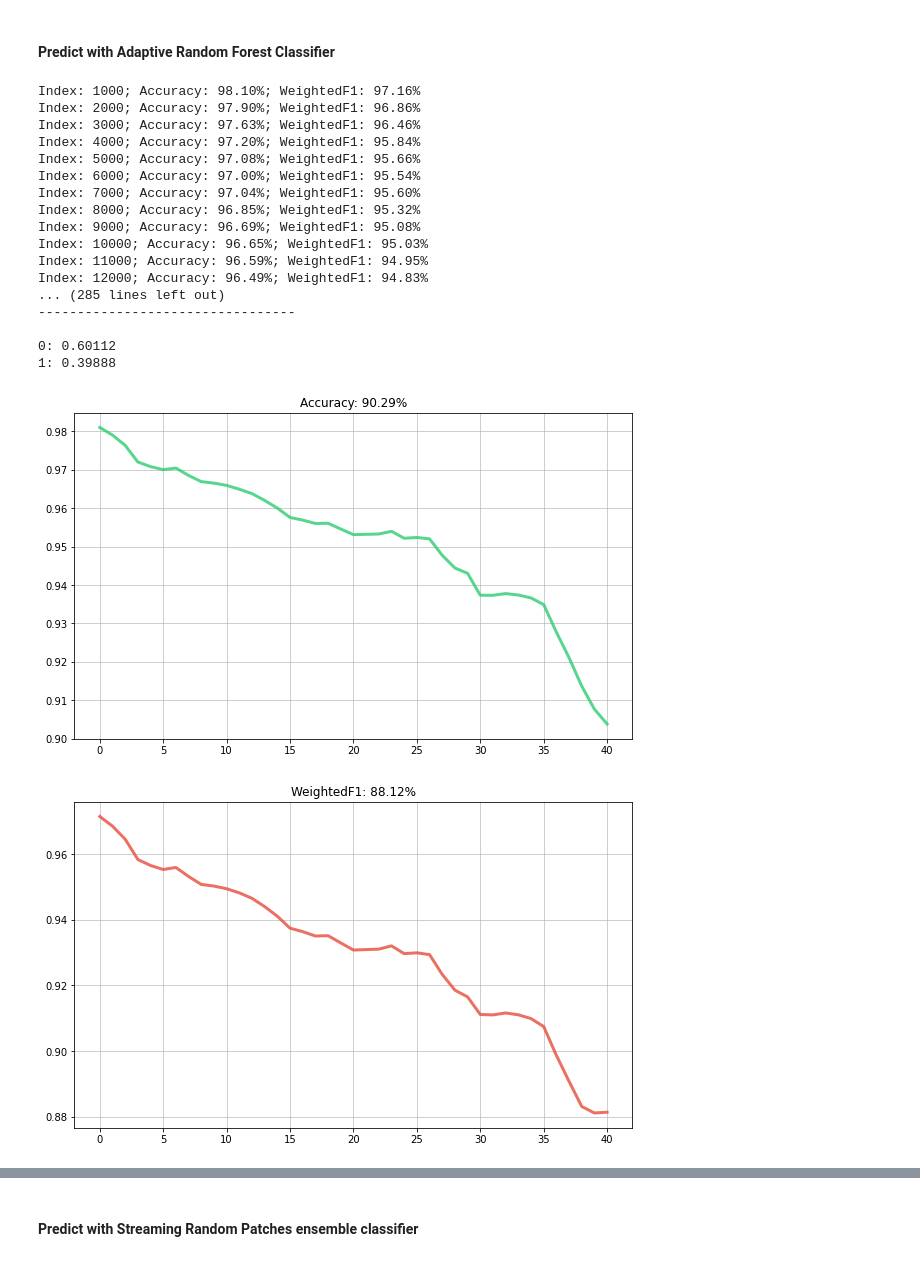
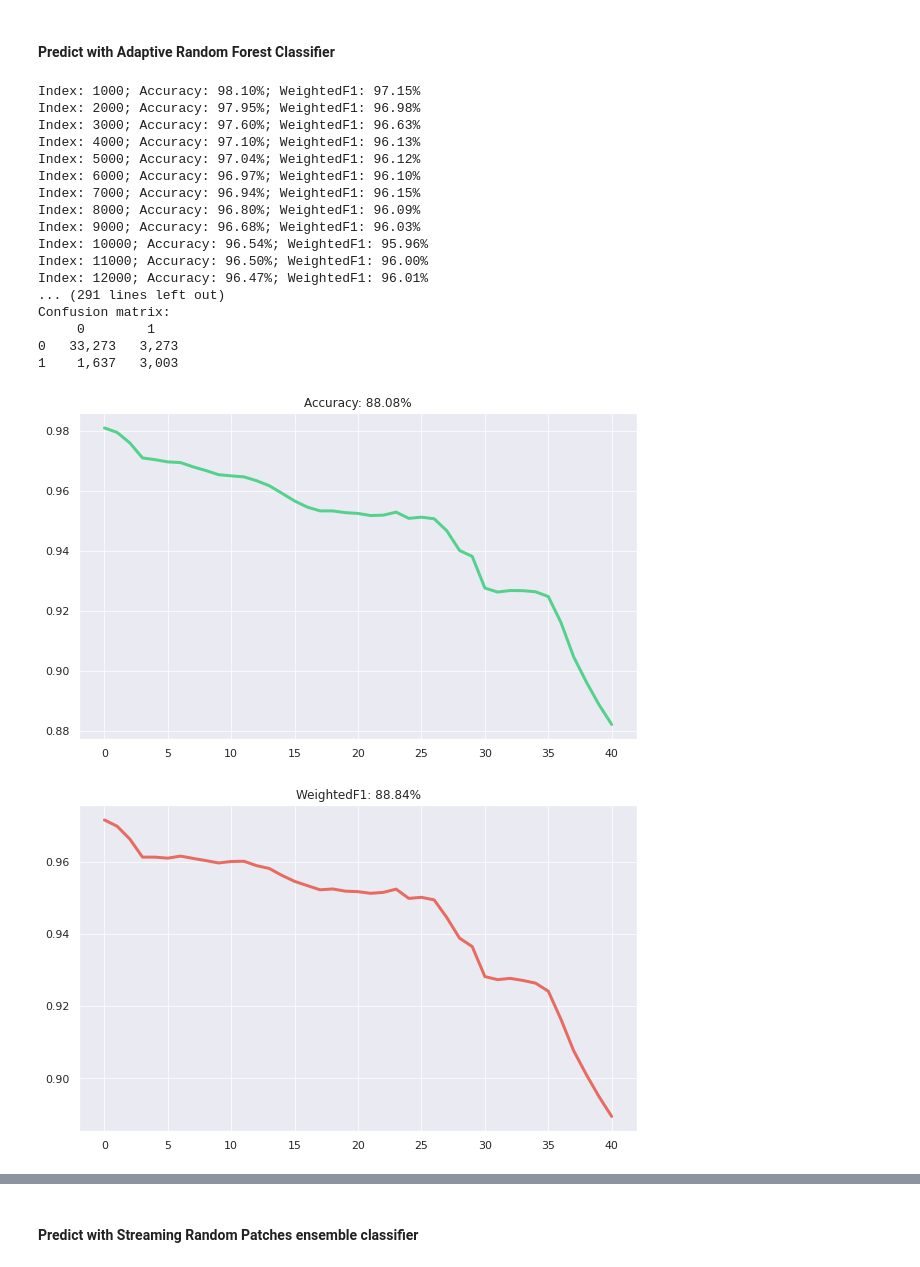
Before and after one commit to denysgerasymuk799/Online-ML-Stability, a Jupyter notebook: notebooks/Bank_dataset_River.ipynb, the cells around one changed output, grey strips where cells are left out. Saved outputs shown, nothing was run; the diff lists cells and outputs as text; code cells hidden in the pictures.

Commit message:
Results with imblearn

```diff
--- a/notebooks/Bank_dataset_River.ipynb
+++ b/notebooks/Bank_dataset_River.ipynb
@@ -11,6 +16,8 @@ from river import tree
 from pprint import pprint
 
 from source.bank_dataset import BankDataset
+# %%
+sns.set(rc={'figure.figsize':(15, 5)})
 # %%
 # Creating a data frame
 df = pd.read_csv("../datasets/bank-additional-full.csv", delimiter=';')
@@ -68,7 +83,21 @@ Transformed features: {'nr.employed': 0.0, 'euribor3m': 0.0, 'cons.conf.idx': 0.
 # %% [markdown]
 #### Predict with Adaptive Random Forest Classifier
 # %%
-def evaluate_model(model):
+def ddict2dict(d):
+    for k, v in d.items():
+        if isinstance(v, dict):
+            d[k] = ddict2dict(v)
+    return dict(d)
+
+
+def evaluate_model(transform_pipeline, model):
+    model = transform_pipeline | imblearn.RandomUnderSampler(
+        classifier=model,
+        desired_dist={0: .8, 1: .2},
+        seed=42
+    )
+
+    cm = metrics.ConfusionMatrix()
     acc_metric = metrics.Accuracy()
     # Weighted-average F1 score.
     # This works by computing the F1 score per class,
@@ -86,16 +115,21 @@ def evaluate_model(model):
 
         # Obtain the prior prediction and update the model in one go
         y_pred = model.predict_one(x)
-        model.learn_one(x, y_true)
 
         # Update the error metric
         if y_pred is not None:
+            cm = cm.update(y_true, y_pred)
             acc_metric = acc_metric.update(y_true, y_pred)
             f1_metric = f1_metric.update(y_true, y_pred)
         if (idx + 1) % 1000 == 0:
             acc_metrics.append(acc_metric.get())
             f1_metrics.append(f1_metric.get())
             print(f'Index: {idx + 1}; {acc_metric}; {f1_metric}')
+
+        model = model.learn_one(x=x, y=y_true)
+
+        # if idx == 5000:
+        #     break
 
     print('\n\n\nDebug pipeline:\n' + model.debug_one(x))
 
@@ -110,26 +144,35 @@ def evaluate_model(model):
     ax.grid(alpha=0.75)
     ax.plot(f1_metrics, lw=3, color='#e74c3c', alpha=0.8, label='F1')
     ax.set_title(f1_metric)
+
+    # Plot the F1 results
+    fig, ax = plt.subplots(figsize=(10, 8))
+    print('\n\nConfusion matrix:\n', cm)
+    cm_dict = ddict2dict(cm.data)
+    ax = sns.heatmap(pd.DataFrame(cm_dict).T, annot=True, fmt=".0f")
+    ax.set(xlabel="Predicted label", ylabel="True label")
+    plt.show()
 # %%
-ARF_model = transform_pipeline | ensemble.AdaptiveRandomForestClassifier(seed=42, leaf_prediction="mc")
-evaluate_model(ARF_model)
+# ARF_model = transform_pipeline | ensemble.AdaptiveRandomForestClassifier(seed=42, leaf_prediction="mc")
+ARF_model = ensemble.AdaptiveRandomForestClassifier(seed=42, leaf_prediction="mc")
+evaluate_model(transform_pipeline, ARF_model)
 # %% [output]
-Index: 1000; Accuracy: 98.10%; WeightedF1: 97.16%
-Index: 2000; Accuracy: 97.90%; WeightedF1: 96.86%
-Index: 3000; Accuracy: 97.63%; WeightedF1: 96.46%
-Index: 4000; Accuracy: 97.20%; WeightedF1: 95.84%
-Index: 5000; Accuracy: 97.08%; WeightedF1: 95.66%
-Index: 6000; Accuracy: 97.00%; WeightedF1: 95.54%
-Index: 7000; Accuracy: 97.04%; WeightedF1: 95.60%
-Index: 8000; Accuracy: 96.85%; WeightedF1: 95.32%
-Index: 9000; Accuracy: 96.69%; WeightedF1: 95.08%
-Index: 10000; Accuracy: 96.65%; WeightedF1: 95.03%
-Index: 11000; Accuracy: 96.59%; WeightedF1: 94.95%
-Index: 12000; Accuracy: 96.49%; WeightedF1: 94.83%
-... (285 lines left out)
----------------------------------
-
-0: 0.60112
-1: 0.39888
+Index: 1000; Accuracy: 98.10%; WeightedF1: 97.15%
+Index: 2000; Accuracy: 97.95%; WeightedF1: 96.98%
+Index: 3000; Accuracy: 97.60%; WeightedF1: 96.63%
+Index: 4000; Accuracy: 97.10%; WeightedF1: 96.13%
+Index: 5000; Accuracy: 97.04%; WeightedF1: 96.12%
+Index: 6000; Accuracy: 96.97%; WeightedF1: 96.10%
+Index: 7000; Accuracy: 96.94%; WeightedF1: 96.15%
+Index: 8000; Accuracy: 96.80%; WeightedF1: 96.09%
+Index: 9000; Accuracy: 96.68%; WeightedF1: 96.03%
+Index: 10000; Accuracy: 96.54%; WeightedF1: 95.96%
+Index: 11000; Accuracy: 96.50%; WeightedF1: 96.00%
+Index: 12000; Accuracy: 96.47%; WeightedF1: 96.01%
+... (291 lines left out)
+Confusion matrix:
+     0        1
+0   33,273   3,273
+1    1,637   3,003
-[figure, old version]
+[figure, new version]
-[figure, old version]
+[figure, new version]
```
Also changed, not shown: parts of 6 cells of this notebook.
